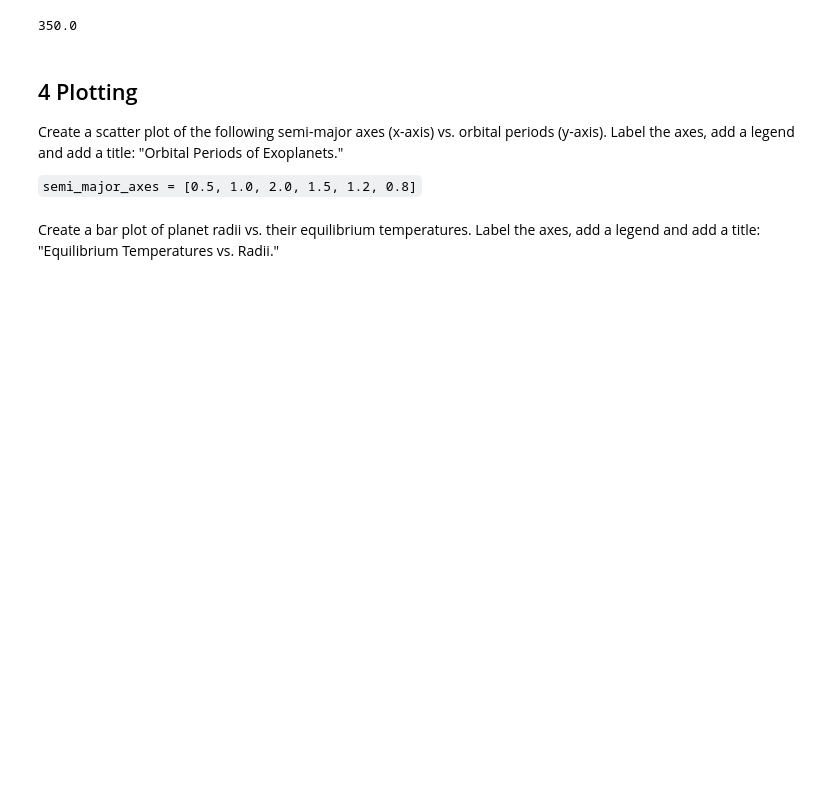
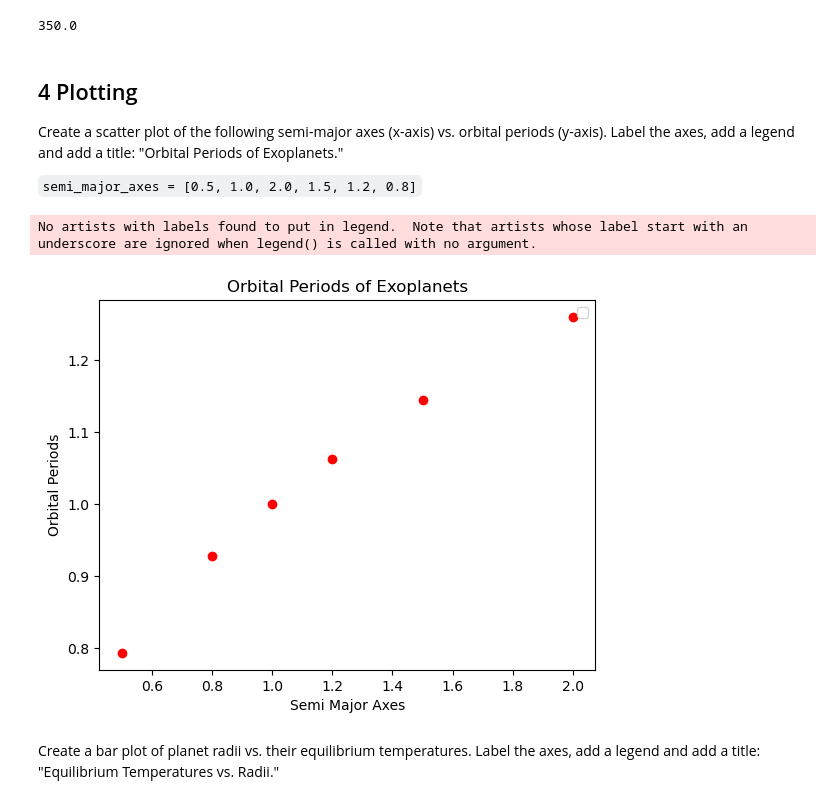
Before and after one commit to brayyang/ulab_brayden, a Jupyter notebook: homework11/hw11.ipynb, the cells around one changed output. Drawn from its saved outputs; the diff is of its cells as text; code cells hidden in the pictures; blank space fills up the shorter version.

```diff
--- a/homework11/hw11.ipynb
+++ b/homework11/hw11.ipynb
@@ -287,7 +287,24 @@ Create a scatter plot of the following semi-major axes (x-axis) vs. orbital peri
 
 `semi_major_axes = [0.5, 1.0, 2.0, 1.5, 1.2, 0.8]`
 # %%
-# Your code here
+import matplotlib.pyplot as plt
+
+# Defining the variables
+semi_major_axes = [0.5, 1.0, 2.0, 1.5, 1.2, 0.8]
+planet_orbital = [orbital_period_np(i) for i in semi_major_axes]
+
+plt.scatter(semi_major_axes, planet_orbital, color='red', marker='o')
+
+# Defining the labels, titles, and legend
+plt.xlabel("Semi Major Axes")
+plt.ylabel("Orbital Periods")
+plt.title("Orbital Periods of Exoplanets")
+plt.legend(loc="upper right")
+
+plt.show()
+# %% [output]
+No artists with labels found to put in legend.  Note that artists whose label start with an underscore are ignored when legend() is called with no argument.
+[figure, added]
 # %% [markdown]
 Create a bar plot of planet radii vs. their equilibrium temperatures. Label the axes, add a legend and add a title: "Equilibrium Temperatures vs. Radii."
 # %%
```
Also changed, not shown: parts of 2 cells of this notebook.
